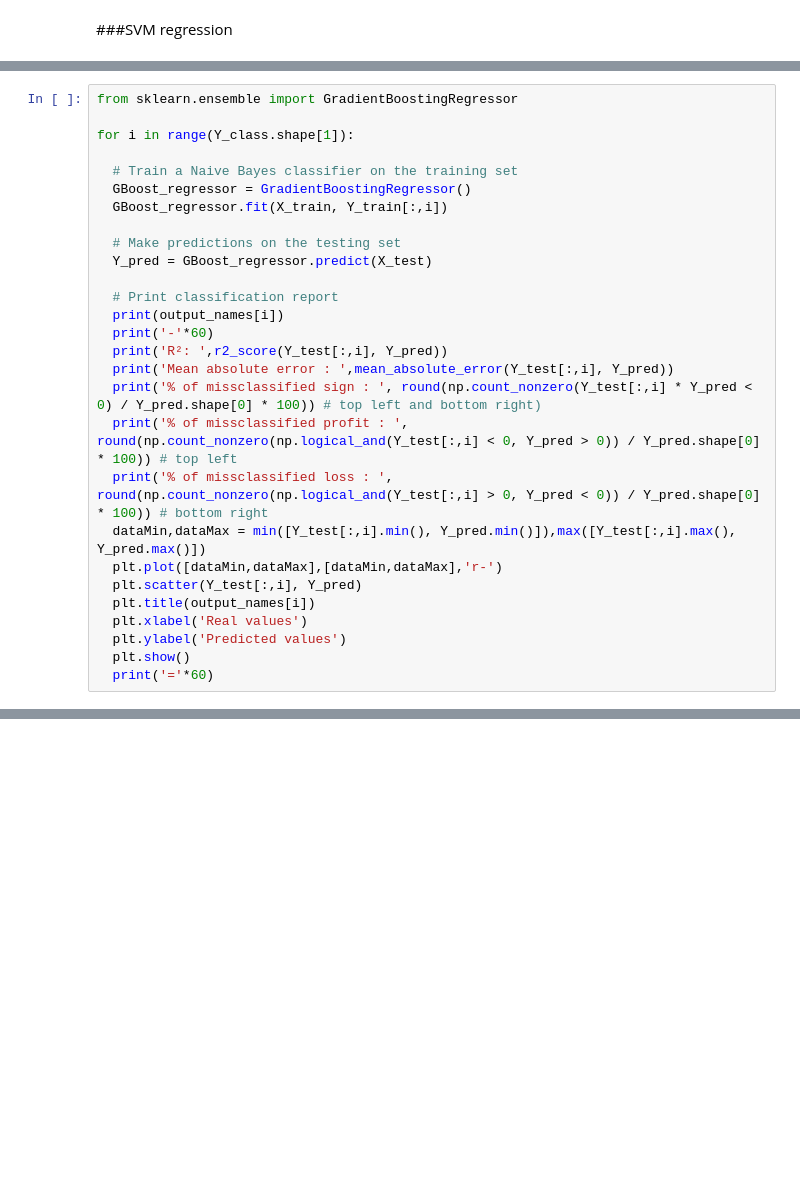
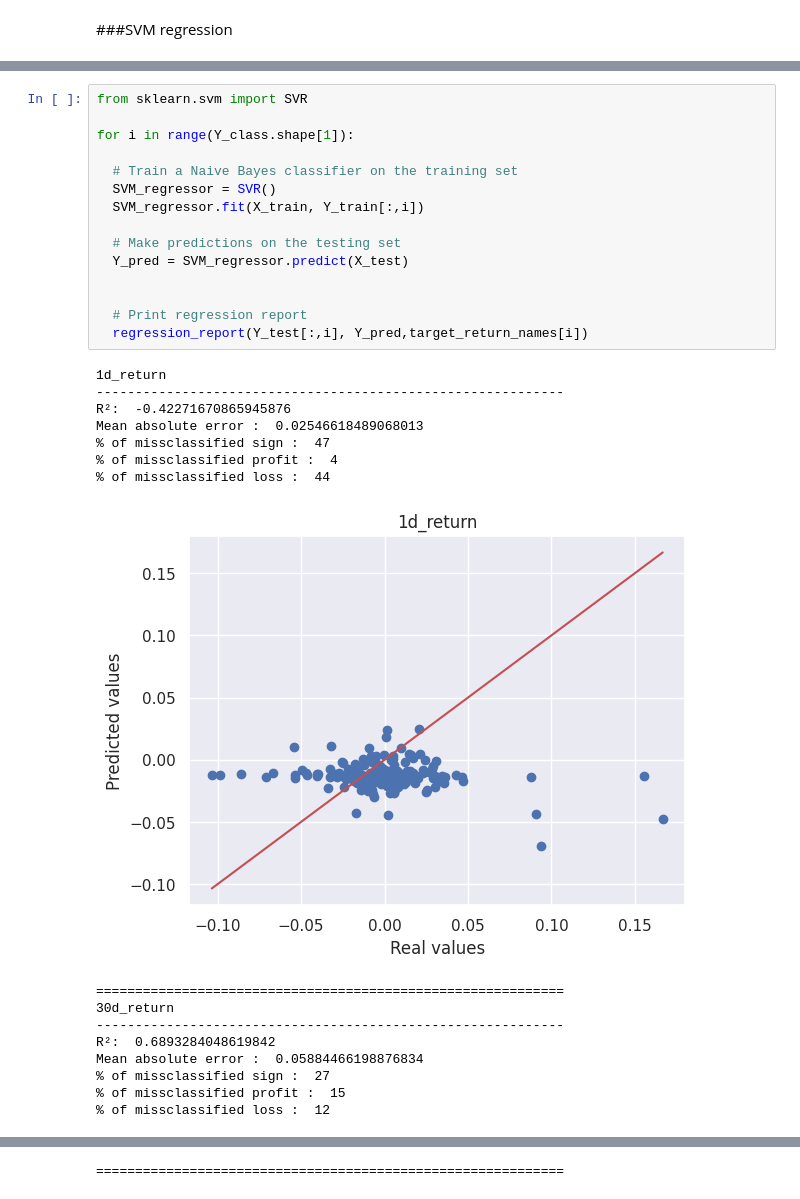
Before and after one commit to CossonArthur/Gas-price-prediction, a Jupyter notebook: script.ipynb, the cells around one changed output, grey strips where cells are left out. Drawn from its saved outputs; the diff is of its cells as text; blank space fills up the shorter version.

```diff
--- a/script.ipynb
+++ b/script.ipynb
@@ -829,28 +791,0 @@ Gradiant Boosting
-# %%
-from sklearn.ensemble import GradientBoostingRegressor
-
-for i in range(Y_class.shape[1]):
-
-  # Train a Naive Bayes classifier on the training set
-  GBoost_regressor = GradientBoostingRegressor()
-  GBoost_regressor.fit(X_train, Y_train[:,i])
-
-  # Make predictions on the testing set
-  Y_pred = GBoost_regressor.predict(X_test)
-
-  # Print classification report
-  print(output_names[i])
-  print('-'*60)
-  print('R²: ',r2_score(Y_test[:,i], Y_pred))
-  print('Mean absolute error : ',mean_absolute_error(Y_test[:,i], Y_pred))
-  print('% of missclassified sign : ', round(np.count_nonzero(Y_test[:,i] * Y_pred < 0) / Y_pred.shape[0] * 100)) # top left and bottom right)
-  print('% of missclassified profit : ', round(np.count_nonzero(np.logical_and(Y_test[:,i] < 0, Y_pred > 0)) / Y_pred.shape[0] * 100)) # top left
-  print('% of missclassified loss : ', round(np.count_nonzero(np.logical_and(Y_test[:,i] > 0, Y_pred < 0)) / Y_pred.shape[0] * 100)) # bottom right
-  dataMin,dataMax = min([Y_test[:,i].min(), Y_pred.min()]),max([Y_test[:,i].max(), Y_pred.max()])
-  plt.plot([dataMin,dataMax],[dataMin,dataMax],'r-')
-  plt.scatter(Y_test[:,i], Y_pred)
-  plt.title(output_names[i])
-  plt.xlabel('Real values')
-  plt.ylabel('Predicted values')
-  plt.show()
-  print('='*60)
@@ -893,0 +792,32 @@ Mean absolute error :  0.05916230996097451
+# %%
+from sklearn.svm import SVR
+
+for i in range(Y_class.shape[1]):
+
+  # Train a Naive Bayes classifier on the training set
+  SVM_regressor = SVR()
+  SVM_regressor.fit(X_train, Y_train[:,i])
+
+  # Make predictions on the testing set
+  Y_pred = SVM_regressor.predict(X_test)
+
+
+  # Print regression report
+  regression_report(Y_test[:,i], Y_pred,target_return_names[i])
+# %% [output]
+1d_return
+------------------------------------------------------------
+R²:  -0.42271670865945876
+Mean absolute error :  0.02546618489068013
+% of missclassified sign :  47
+% of missclassified profit :  4
+% of missclassified loss :  44
+[figure, added]
+============================================================
+30d_return
+------------------------------------------------------------
+R²:  0.6893284048619842
+Mean absolute error :  0.05884466198876834
+% of missclassified sign :  27
+% of missclassified profit :  15
+% of missclassified loss :  12
@@ -893,0 +834 @@ Mean absolute error :  0.05916230996097451
+============================================================
```
Also changed, not shown: parts of 56 cells of this notebook.
